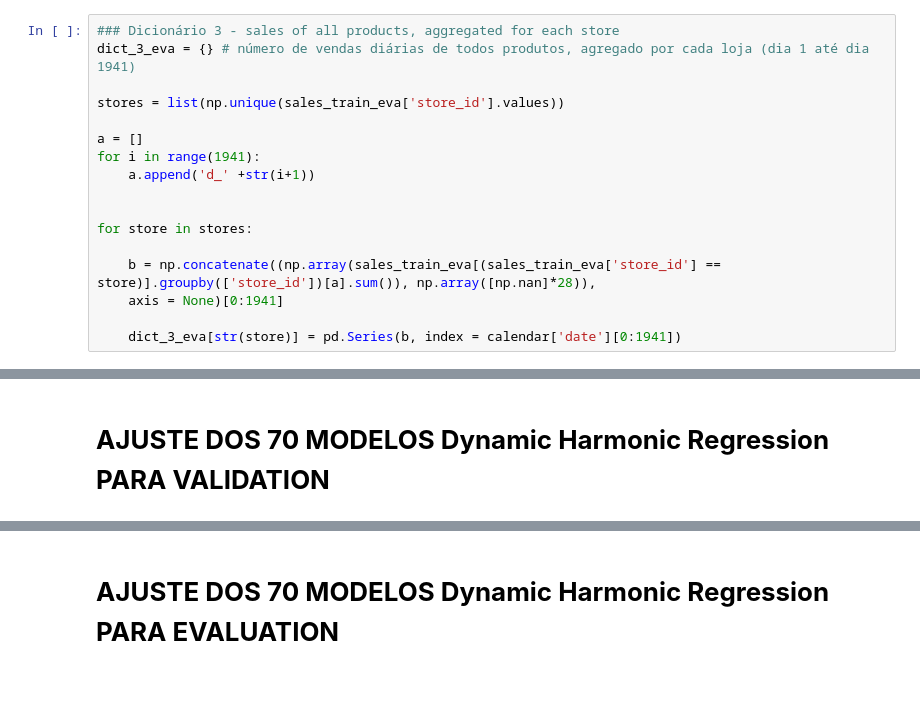
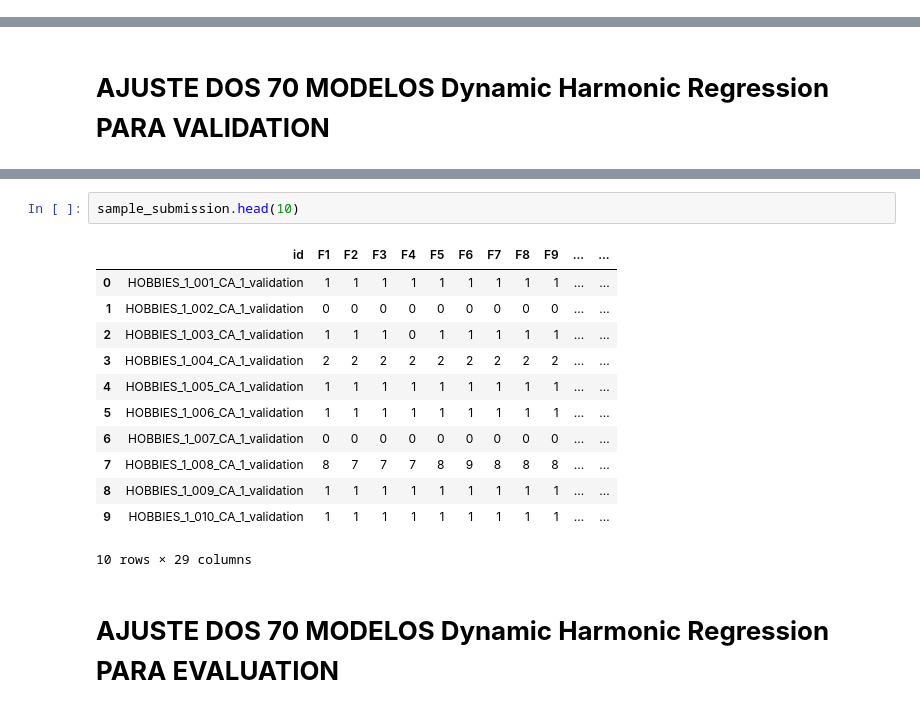
Before and after one commit to Faluhelyi/pibic_2021-2022, a Jupyter notebook: main.ipynb, the cells around one changed output, grey strips where cells are left out. Cells and saved outputs as stored; diff of their text form; blank space fills up the shorter version.

```diff
--- a/main.ipynb
+++ b/main.ipynb
@@ -19,20 +20,3 @@ plt.style.use('seaborn')
 
 
 IPython.display.clear_output(wait=True)
-# %%
-### Dicionário 3 - sales of all products, aggregated for each store
-dict_3_eva = {} # número de vendas diárias de todos produtos, agregado por cada loja (dia 1 até dia 1941)
-
-stores = list(np.unique(sales_train_eva['store_id'].values))
-
-a = []
-for i in range(1941):
-    a.append('d_' +str(i+1))
-
-
-for store in stores:
-
-    b = np.concatenate((np.array(sales_train_eva[(sales_train_eva['store_id'] == store)].groupby(['store_id'])[a].sum()), np.array([np.nan]*28)),
-    axis = None)[0:1941]
-
-    dict_3_eva[str(store)] = pd.Series(b, index = calendar['date'][0:1941])
@@ -464,2 +484,17 @@ Private score usando a informação dos últimos 28 dias para desagregar as prev
+# %%
+sample_submission.head(10)
+# %% [output]
+|  | id | F1 | F2 | F3 | F4 | F5 | F6 | F7 | F8 | F9 | ... | ... |
+| 0 | HOBBIES_1_001_CA_1_validation | 1 | 1 | 1 | 1 | 1 | 1 | 1 | 1 | 1 | ... | ... |
+| 1 | HOBBIES_1_002_CA_1_validation | 0 | 0 | 0 | 0 | 0 | 0 | 0 | 0 | 0 | ... | ... |
+| 2 | HOBBIES_1_003_CA_1_validation | 1 | 1 | 1 | 0 | 1 | 1 | 1 | 1 | 1 | ... | ... |
+| 3 | HOBBIES_1_004_CA_1_validation | 2 | 2 | 2 | 2 | 2 | 2 | 2 | 2 | 2 | ... | ... |
+| 4 | HOBBIES_1_005_CA_1_validation | 1 | 1 | 1 | 1 | 1 | 1 | 1 | 1 | 1 | ... | ... |
+| 5 | HOBBIES_1_006_CA_1_validation | 1 | 1 | 1 | 1 | 1 | 1 | 1 | 1 | 1 | ... | ... |
+| 6 | HOBBIES_1_007_CA_1_validation | 0 | 0 | 0 | 0 | 0 | 0 | 0 | 0 | 0 | ... | ... |
+| 7 | HOBBIES_1_008_CA_1_validation | 8 | 7 | 7 | 7 | 8 | 9 | 8 | 8 | 8 | ... | ... |
+| 8 | HOBBIES_1_009_CA_1_validation | 1 | 1 | 1 | 1 | 1 | 1 | 1 | 1 | 1 | ... | ... |
+| 9 | HOBBIES_1_010_CA_1_validation | 1 | 1 | 1 | 1 | 1 | 1 | 1 | 1 | 1 | ... | ... |
+10 rows × 29 columns
 # %% [markdown]
 #  **AJUSTE DOS 70 MODELOS Dynamic Harmonic Regression PARA EVALUATION**
```
Also changed, not shown: parts of 22 cells of this notebook, 1 other file.
